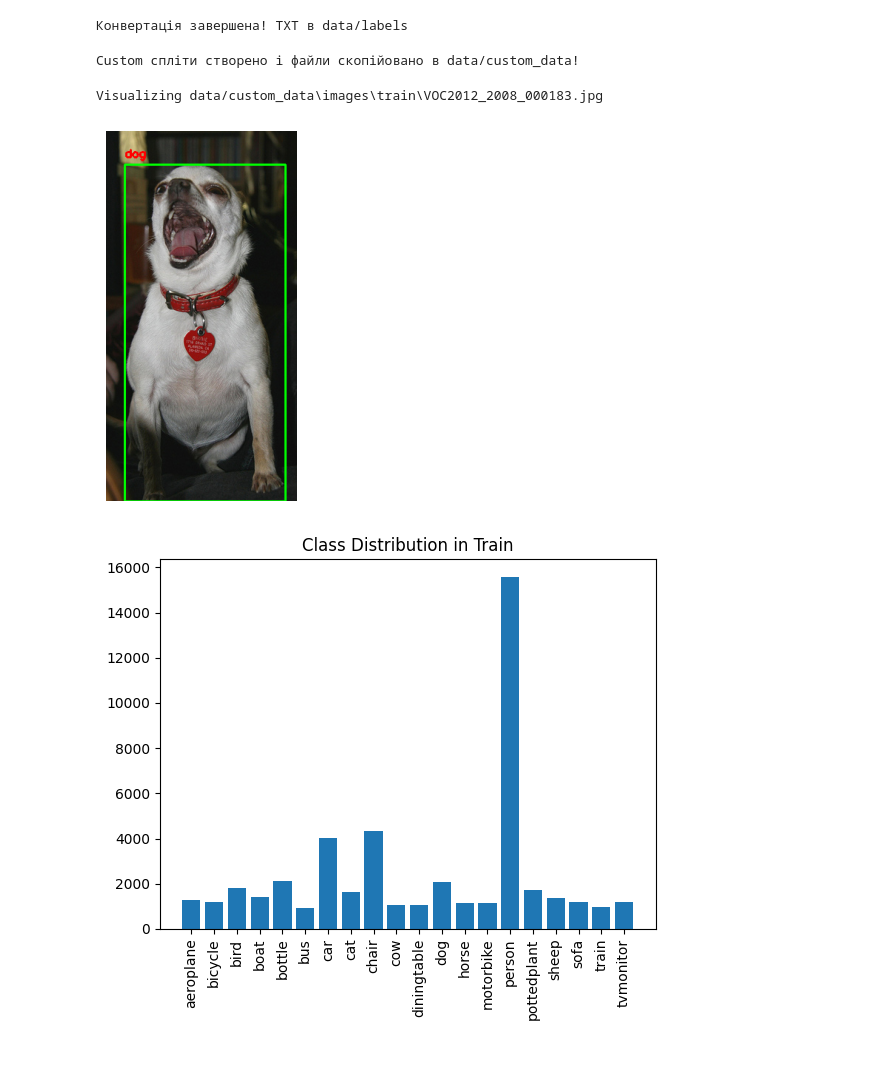
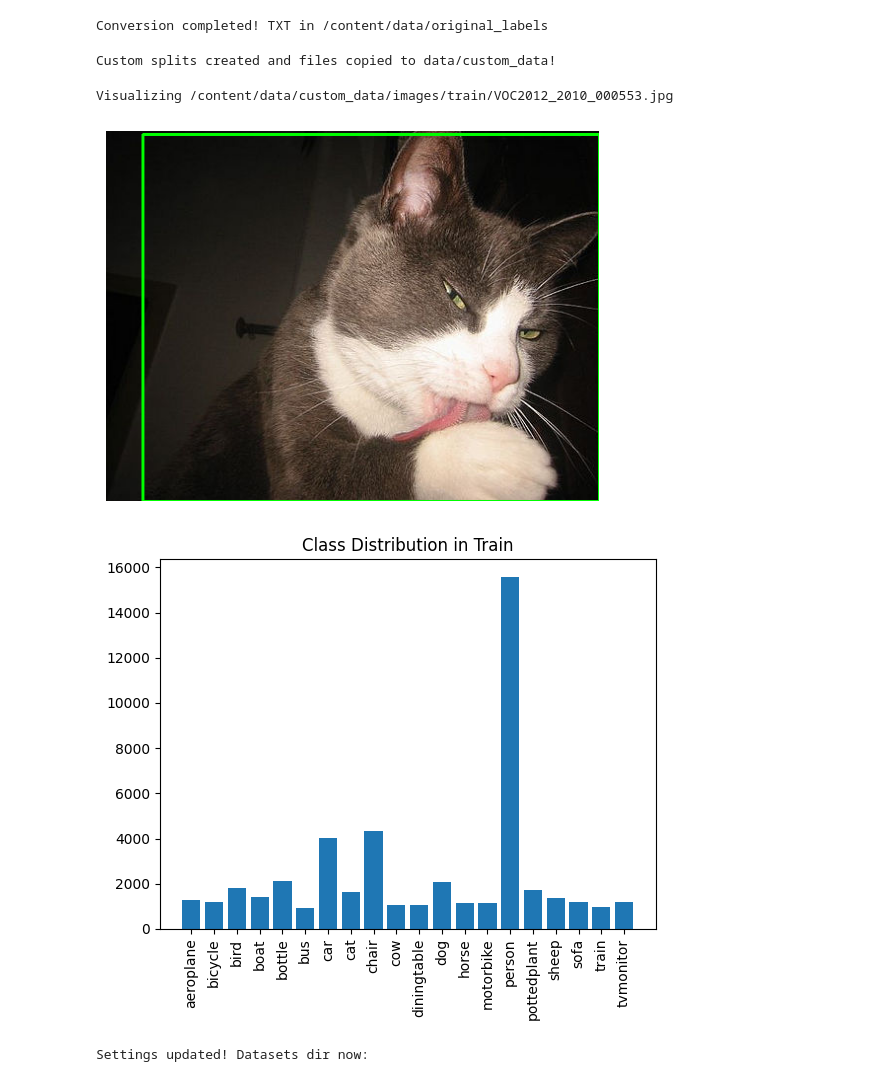
Before and after one commit to ErebusAbyss/object-detection-cv, a Jupyter notebook: object_detection.ipynb, the cells around one changed output. Cells and saved outputs as stored; diff of their text form; code cells hidden in the pictures.

Commit message:
Switching to Colab (see README.md), editing the code for it, setting datasets_dir to empty to avoid prepending, training YOLOv8 on VOC in Colab, adding notebook and yaml

```diff
--- a/object_detection.ipynb
+++ b/object_detection.ipynb
@@ -2,10 +35,10 @@
 import os
 import xml.etree.ElementTree as ET
 
-# Pathes
-data_root = 'VOC_dataset/VOCdevkit'
+# Paths (fixed for nested folder from Kaggle unzip)
+data_root = '/content/VOC_dataset/VOC_dataset/VOCdevkit'  # Adjusted for /VOC_dataset/VOC_dataset/
 years = ['VOC2007', 'VOC2012']
-output_dir = 'data/original_labels'
+output_dir = '/content/data/original_labels'
 os.makedirs(output_dir, exist_ok=True)
 
 # Class mapping
@@ -47,20 +80,20 @@ for year in years:
 
             txt_lines.append(f"{cls_id} {x_center:.6f} {y_center:.6f} {w:.6f} {h:.6f}")
 
-        # Saving TXT (with the same name as XML, but in output_dir)
+        # Save TXT
         txt_path = os.path.join(output_dir, xml_file.replace('.xml', '.txt'))
         if txt_lines:
             with open(txt_path, 'w') as f:
                 f.write('\n'.join(txt_lines))
 
-print("Conversion completed! TXT в data/original_labels")
+print("Conversion completed! TXT in /content/data/original_labels")
 # %% [output]
-Конвертація завершена! TXT в data/labels
+Conversion completed! TXT in /content/data/original_labels
 # %%
 import os
 import shutil
 
-def create_custom_splits_and_copy(years, base_dir, output_base='data/custom_data'):
+def create_custom_splits_and_copy(years, base_dir, output_base='/content/data/custom_data'):
     # Create folders for images and labels in custom_data
     for split in ['train', 'val', 'test']:
         os.makedirs(os.path.join(output_base, 'images', split), exist_ok=True)
@@ -92,7 +125,7 @@ def create_custom_splits_and_copy(years, base_dir, output_base='data/custom_data
         for img_id in all_splits[split]:
             for year in years:
                 original_jpg = os.path.join(base_dir, year, 'JPEGImages', f'{img_id}.jpg')
-                original_txt = os.path.join('data/original_labels', f'{img_id}.txt')
+                original_txt = os.path.join('/content/data/original_labels', f'{img_id}.txt')
 
                 if os.path.exists(original_jpg) and os.path.exists(original_txt):
                     new_id = f'{year}_{img_id}'  # Year prefix for uniqueness
@@ -115,9 +148,9 @@ def create_custom_splits_and_copy(years, base_dir, output_base='data/custom_data
 
     print("Custom splits created and files copied to data/custom_data!")
 
-create_custom_splits_and_copy(['VOC2007', 'VOC2012'], 'VOC_dataset/VOCdevkit', 'data/custom_data')
+create_custom_splits_and_copy(['VOC2007', 'VOC2012'], '/content/VOC_dataset/VOC_dataset/VOCdevkit', '/content/data/custom_data')
 # %% [output]
-Custom спліти створено і файли скопійовано в data/custom_data!
+Custom splits created and files copied to data/custom_data!
 # %%
 import os
 import cv2
@@ -126,7 +159,7 @@ import random
 import numpy as np
 
 # Paths (adapted for data/custom_data)
-custom_data_root = 'data/custom_data'
+custom_data_root = '/content/data/custom_data'
 split = 'train'
 images_dir = os.path.join(custom_data_root, 'images', split)
 labels_dir = os.path.join(custom_data_root, 'labels', split)
@@ -161,33 +194,42 @@ def visualize_image_with_boxes(img_path, label_path, classes):
             # Draw box and label
             cv2.rectangle(img, (x1, y1), (x2, y2), (0, 255, 0), 2)
             cv2.putText(img, cls_name, (x1, y1 - 10), cv2.FONT_HERSHEY_SIMPLEX, 0.5, (255, 0, 0), 2)
 
     plt.imshow(img)
     plt.axis('off')
     plt.show()
 
 # Select random image
 random_id = random.choice(all_ids)
 img_path = os.path.join(images_dir, f'{random_id}.jpg')
 label_path = os.path.join(labels_dir, f'{random_id}.txt')
 
 print(f"Visualizing {img_path}")
 visualize_image_with_boxes(img_path, label_path, classes)
 
 # Statistics: class distribution in train
 class_counts = np.zeros(len(classes))
 for label_file in os.listdir(labels_dir):
     label_path = os.path.join(labels_dir, label_file)
     with open(label_path, 'r') as f:
         for line in f:
             cls_id = int(line.split()[0])
             class_counts[cls_id] += 1
 
 plt.bar(classes, class_counts)
 plt.xticks(rotation=90)
 plt.title('Class Distribution in Train')
 plt.show()
 # %% [output]
-Visualizing data/custom_data\images\train\VOC2012_2008_000183.jpg
+Visualizing /content/data/custom_data/images/train/VOC2012_2010_000553.jpg
-[figure, old version]
+[figure, new version]
 [figure]
+# %%
+from ultralytics import settings
+
+# Set datasets_dir to empty to avoid prepending
+settings.update({'datasets_dir': ''})
+
+print("Settings updated! Datasets dir now:", settings['datasets_dir'])
+# %% [output]
+Settings updated! Datasets dir now:
```
Also changed, not shown: parts of 3 cells of this notebook, 1 other file.
